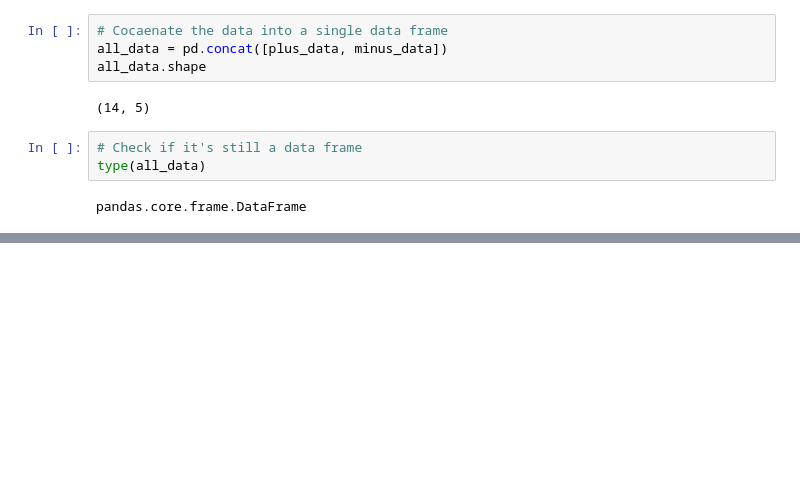
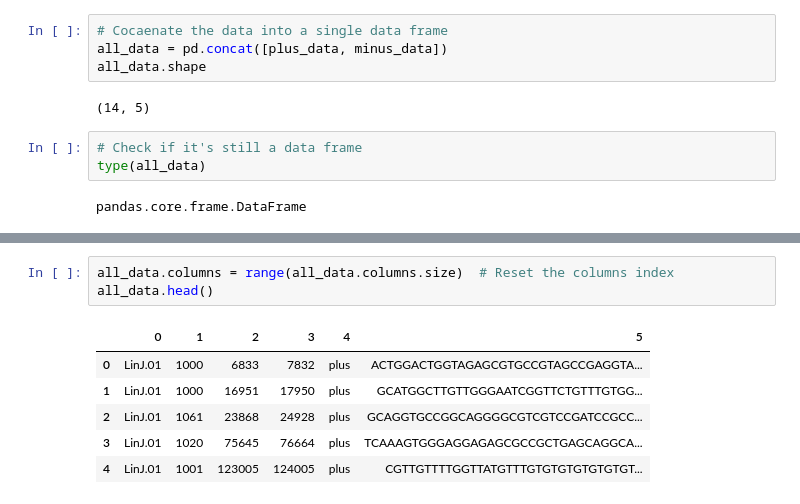
Before and after one commit to Viskuit/Test_BEDOPS, a Jupyter notebook: BEDTOOLS_TEST/minus_plus.ipynb, the cells around one changed output, grey strips where cells are left out. Drawn from its saved outputs; the diff is of its cells as text; blank space fills up the shorter version.

```diff
--- a/BEDTOOLS_TEST/minus_plus.ipynb
+++ b/BEDTOOLS_TEST/minus_plus.ipynb
@@ -228,0 +247,10 @@ pandas.core.frame.DataFrame
+# %%
+all_data.columns = range(all_data.columns.size)  # Reset the columns index
+all_data.head()
+# %% [output]
+|  | 0 | 1 | 2 | 3 | 4 | 5 |
+| 0 | LinJ.01 | 1000 | 6833 | 7832 | plus | ACTGGACTGGTAGAGCGTGCCGTAGCCGAGGTA... |
+| 1 | LinJ.01 | 1000 | 16951 | 17950 | plus | GCATGGCTTGTTGGGAATCGGTTCTGTTTGTGG... |
+| 2 | LinJ.01 | 1061 | 23868 | 24928 | plus | GCAGGTGCCGGCAGGGGCGTCGTCCGATCCGCC... |
+| 3 | LinJ.01 | 1020 | 75645 | 76664 | plus | TCAAAGTGGGAGGAGAGCGCCGCTGAGCAGGCA... |
+| 4 | LinJ.01 | 1001 | 123005 | 124005 | plus | CGTTGTTTTGGTTATGTTTGTGTGTGTGTGTGT... |
```
Also changed, not shown: parts of 10 cells of this notebook, 1 other file.
